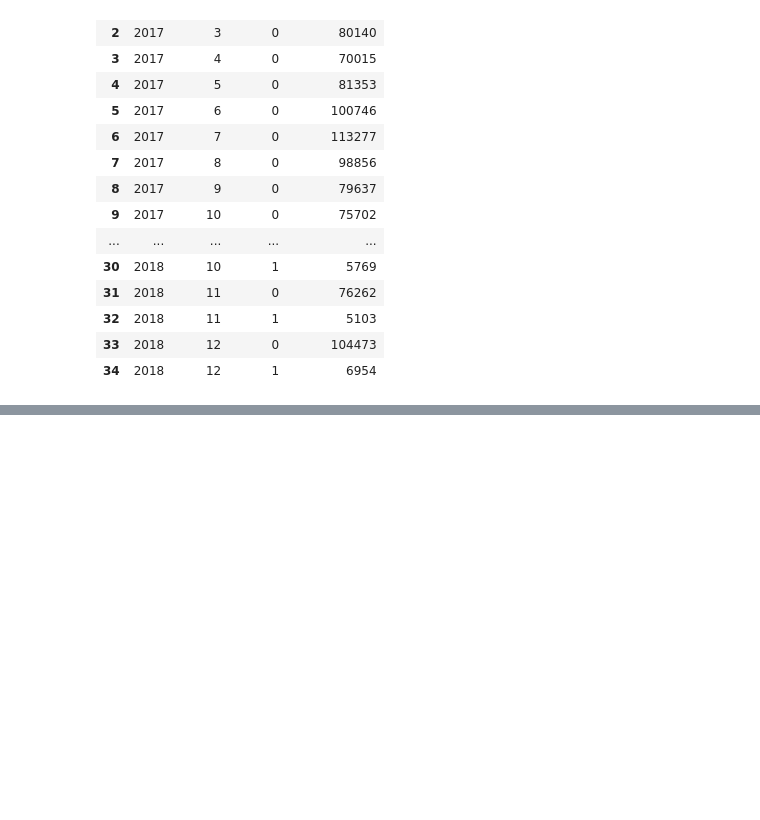
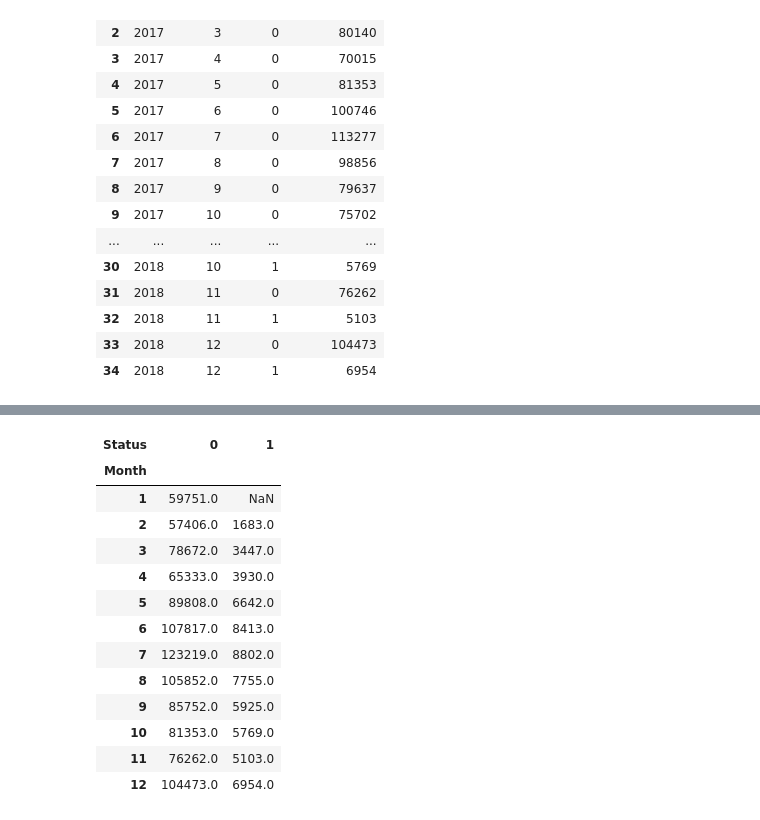
Before and after one commit to djalmarodriguess/Analise_Campanha_de_Marketing, a Jupyter notebook: main.ipynb, the cells around one changed output, grey strips where cells are left out. Saved outputs shown, nothing was run; the diff lists cells and outputs as text; code cells hidden in the pictures; blank space fills up the shorter version.

```diff
--- a/main.ipynb
+++ b/main.ipynb
@@ -724,0 +742,17 @@ data_flight.groupby(['Year','Month', 'Status'])['Total Flights'].sum().reset_ind
+# %%
+grouped
+# %% [output]
+| Status | 0 | 1 |
+| Month |  |  |
+| 1 | 59751.0 | NaN |
+| 2 | 57406.0 | 1683.0 |
+| 3 | 78672.0 | 3447.0 |
+| 4 | 65333.0 | 3930.0 |
+| 5 | 89808.0 | 6642.0 |
+| 6 | 107817.0 | 8413.0 |
+| 7 | 123219.0 | 8802.0 |
+| 8 | 105852.0 | 7755.0 |
+| 9 | 85752.0 | 5925.0 |
+| 10 | 81353.0 | 5769.0 |
+| 11 | 76262.0 | 5103.0 |
+| 12 | 104473.0 | 6954.0 |
```
Also changed, not shown: parts of 7 cells of this notebook.
